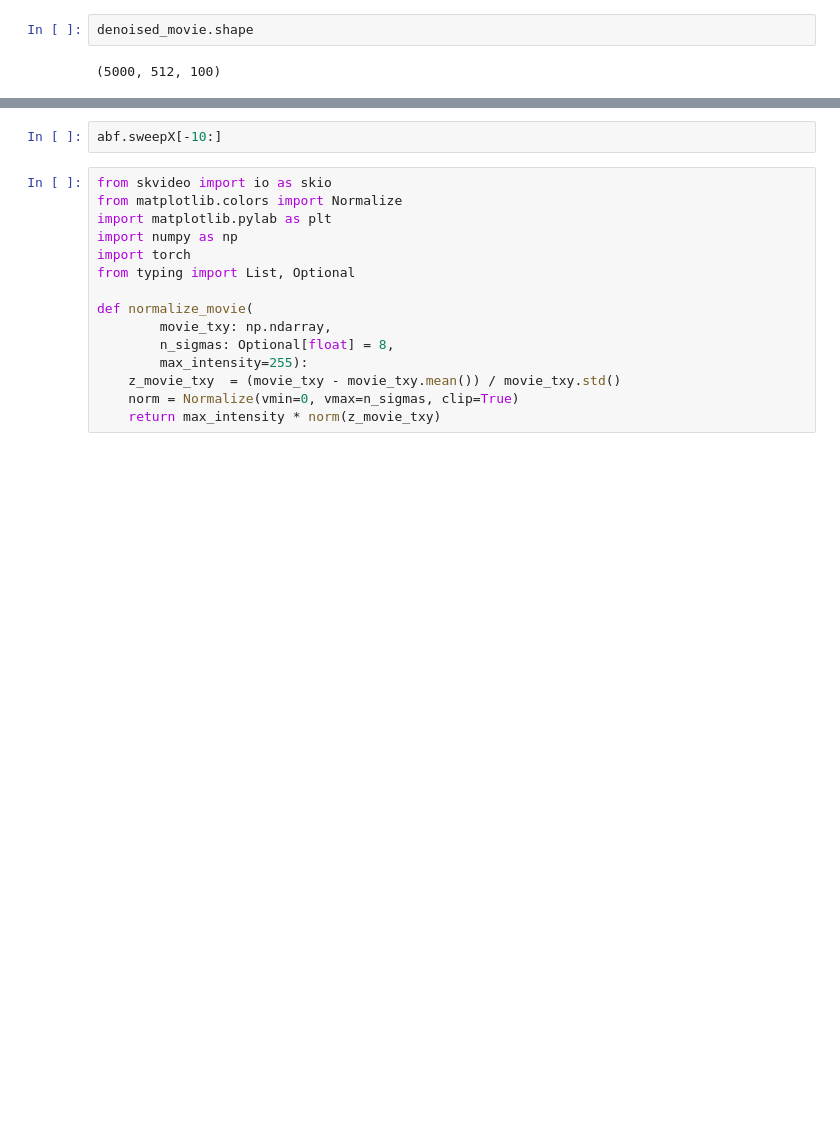
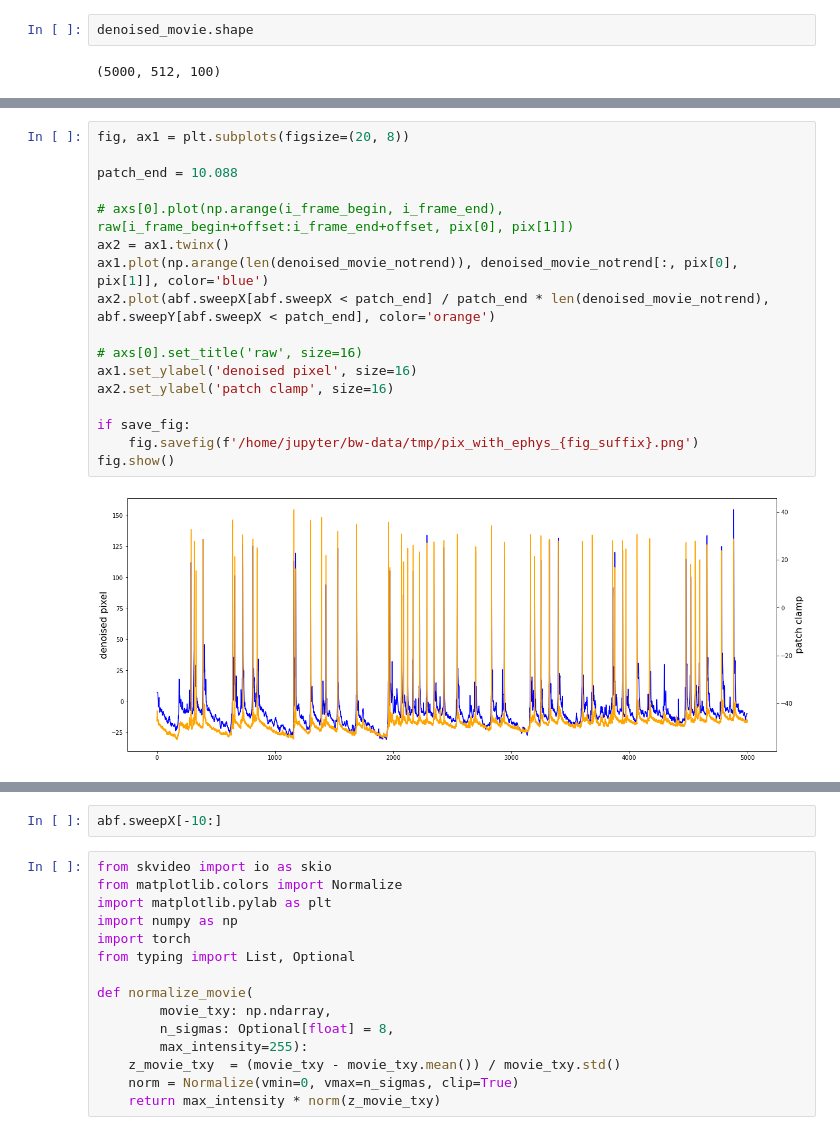
Before and after one commit to cellarium-ai/CellMincer, a Jupyter notebook: notebooks/miller_analyze.ipynb, the cells around one changed output, grey strips where cells are left out. Cells and saved outputs as stored; diff of their text form; blank space fills up the shorter version.

```diff
--- a/notebooks/miller_analyze.ipynb
+++ b/notebooks/miller_analyze.ipynb
@@ -59,0 +98,19 @@ cor.shape
+# %%
+fig, ax1 = plt.subplots(figsize=(20, 8))
+
+patch_end = 10.088
+
+# axs[0].plot(np.arange(i_frame_begin, i_frame_end), raw[i_frame_begin+offset:i_frame_end+offset, pix[0], pix[1]])
+ax2 = ax1.twinx()
+ax1.plot(np.arange(len(denoised_movie_notrend)), denoised_movie_notrend[:, pix[0], pix[1]], color='blue')
+ax2.plot(abf.sweepX[abf.sweepX < patch_end] / patch_end * len(denoised_movie_notrend), abf.sweepY[abf.sweepX < patch_end], color='orange')
+
+# axs[0].set_title('raw', size=16)
+ax1.set_ylabel('denoised pixel', size=16)
+ax2.set_ylabel('patch clamp', size=16)
+
+if save_fig:
+    fig.savefig(f'/home/jupyter/bw-data/tmp/pix_with_ephys_{fig_suffix}.png')
+fig.show()
+# %% [output]
+[figure, added]
```
Also changed, not shown: parts of 25 cells of this notebook, 22 other files.
